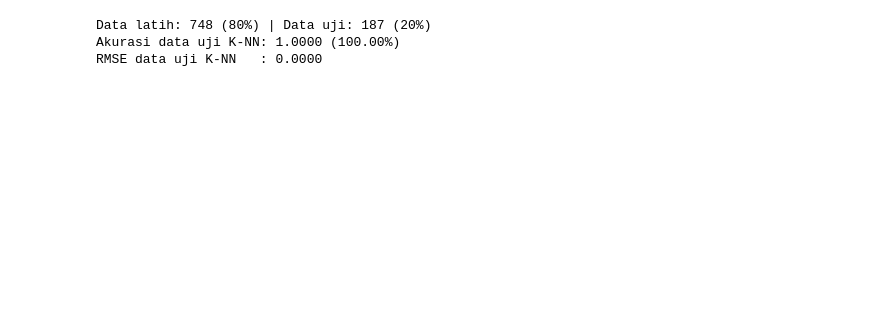
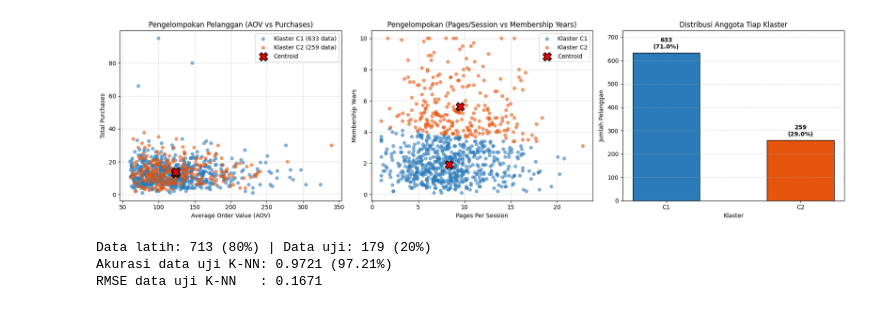
Before and after one commit to haidaralfff/ML_Learning, a Jupyter notebook: notebook/KNN_K-Means.ipynb, the cells around one changed output. Cells and saved outputs as stored; diff of their text form; code cells hidden in the pictures; blank space fills up the shorter version.

```diff
--- a/notebook/KNN_K-Means.ipynb
+++ b/notebook/KNN_K-Means.ipynb
@@ -11,5 +14,21 @@ random.seed(42)
 # %%
 # fungsi dan prosedur
+
+# fungsi normalisasi min-max tanpa library ML
+def min_max_scale(data):
+    mins = [min(col) for col in zip(*data)]
+    maxs = [max(col) for col in zip(*data)]
+    scaled = []
+    for row in data:
+        scaled.append([
+            (row[i] - mins[i]) / (maxs[i] - mins[i]) if maxs[i] != mins[i] else 0.0
+            for i in range(len(row))
+        ])
+    return scaled, mins, maxs
+
+# fungsi denormalisasi (mengembalikan skala 0-1 ke satuan asli)
+def denormalize_point(pt, mins, maxs):
+    return [pt[i] * (maxs[i] - mins[i]) + mins[i] for i in range(len(pt))]
 
 def init_centroid(c1,c2):
     return [c1,c2]
@@ -194,3 +245,55 @@ Name: count, dtype: int64
+# %%
+# Visualisasi hasil pengelompokan K-Means untuk seluruh data
+fig, axes = plt.subplots(1, 3, figsize=(18, 5))
+warna_klaster = {'C1': '#2b7bba', 'C2': '#e6550d'}
+
+# Mengembalikan posisi centroid ke skala asli agar selaras dengan data df
+c1_asli = denormalize_point(centroid[0], mins, maxs)
+c2_asli = denormalize_point(centroid[1], mins, maxs)
+
+# 1. Scatter Plot: Average Order Value vs Total Purchases
+for k_label, color in warna_klaster.items():
+    sub = df[df['Klaster'] == k_label]
+    axes[0].scatter(sub['Average_Order_Value'], sub['Total_Purchases'],
+                    c=color, label=f'Klaster {k_label} ({len(sub)} data)', alpha=0.6, edgecolors='none', s=40)
+axes[0].scatter([c1_asli[0], c2_asli[0]], [c1_asli[1], c2_asli[1]],
+                c='red', s=200, marker='X', edgecolors='black', linewidth=1.5, label='Centroid', zorder=5)
+axes[0].set_xlabel('Average Order Value (AOV)')
+axes[0].set_ylabel('Total Purchases')
+axes[0].set_title('Pengelompokan Pelanggan (AOV vs Purchases)')
+axes[0].legend()
+axes[0].grid(True, linestyle='--', alpha=0.5)
+
+# 2. Scatter Plot: Pages Per Session vs Membership Years
+for k_label, color in warna_klaster.items():
+    sub = df[df['Klaster'] == k_label]
+    axes[1].scatter(sub['Pages_Per_Session'], sub['Membership_Years'],
+                    c=color, label=f'Klaster {k_label}', alpha=0.6, edgecolors='none', s=40)
+axes[1].scatter([c1_asli[2], c2_asli[2]], [c1_asli[3], c2_asli[3]],
+                c='red', s=200, marker='X', edgecolors='black', linewidth=1.5, label='Centroid', zorder=5)
+axes[1].set_xlabel('Pages Per Session')
+axes[1].set_ylabel('Membership Years')
+axes[1].set_title('Pengelompokan (Pages/Session vs Membership Years)')
+axes[1].legend()
+axes[1].grid(True, linestyle='--', alpha=0.5)
+
+# 3. Bar Chart: Distribusi Jumlah Anggota Tiap Klaster
+counts = df['Klaster'].value_counts().sort_index()
+bars = axes[2].bar(counts.index, counts.values, color=['#2b7bba', '#e6550d'], edgecolor='black', width=0.5)
+axes[2].set_xlabel('Klaster')
+axes[2].set_ylabel('Jumlah Pelanggan')
+axes[2].set_title('Distribusi Anggota Tiap Klaster')
+axes[2].grid(axis='y', linestyle='--', alpha=0.5)
+axes[2].set_ylim(0, max(counts.values) * 1.15)
+for bar in bars:
+    yval = bar.get_height()
+    axes[2].text(bar.get_x() + bar.get_width()/2.0, yval + (max(counts.values)*0.02),
+                 f"{yval}\n({yval/len(df)*100:.1f}%)", ha='center', va='bottom', fontweight='bold')
+
+plt.tight_layout()
+plt.show()
+# %% [output]
+[figure, added]
 # %%
 # soal 1: langkah pengujian: split data latih/uji 80/20, hitung akurasi dan RMSE
 
@@ -204,14 +307,16 @@ def knn_predict_point(x_train, y_train, test_point, k_neighbors=3):
 def knn_predict_all(x_train, y_train, x_test, k_neighbors=3):
     return [knn_predict_point(x_train, y_train, pt, k_neighbors) for pt in x_test]
 
-# split data 80% data latih dan 20% data uji
+# split data 80% data latih dan 20% data uji (menggunakan data ternormalisasi)
 idx = list(range(len(x)))
 random.shuffle(idx)
 batas = int(0.8 * len(x))
 train_idx, test_idx = idx[:batas], idx[batas:]
 
 x_latih = [x[i] for i in train_idx]
+x_latih_raw = [x_raw[i] for i in train_idx]
 y_latih = [df["Label"].iloc[i] for i in train_idx]
+
 x_uji = [x[i] for i in test_idx]
 y_uji = [df["Label"].iloc[i] for i in test_idx]
 
@@ -225,9 +330,9 @@ print("Data latih:", len(x_latih), "(80%) | Data uji:", len(x_uji), "(20%)")
 print("Akurasi data uji K-NN: %.4f (%.2f%%)" % (acc_knn, acc_knn * 100))
 print("RMSE data uji K-NN   : %.4f" % err_knn)
 # %% [output]
-Data latih: 748 (80%) | Data uji: 187 (20%)
-Akurasi data uji K-NN: 1.0000 (100.00%)
-RMSE data uji K-NN   : 0.0000
+Data latih: 713 (80%) | Data uji: 179 (20%)
+Akurasi data uji K-NN: 0.9721 (97.21%)
+RMSE data uji K-NN   : 0.1671
 # %%
 # soal 3: eksperimen perhitungan manual dengan 20 data pertama
 x20 = x[:20]
```
Also changed, not shown: parts of 11 cells of this notebook, 9 other files.
